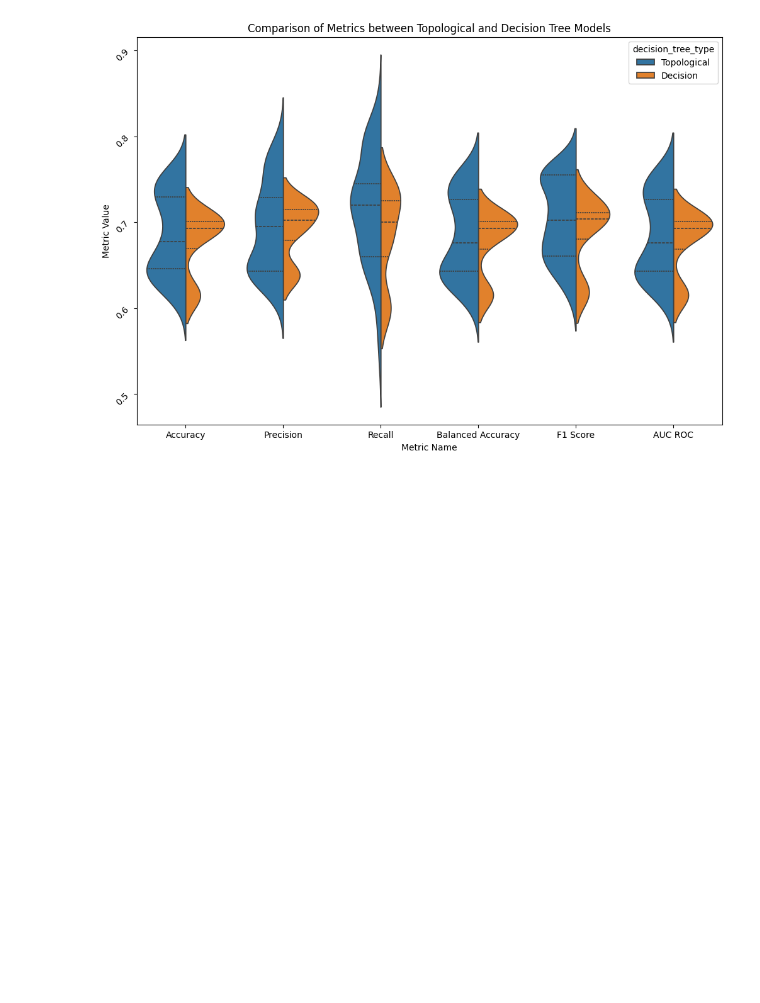
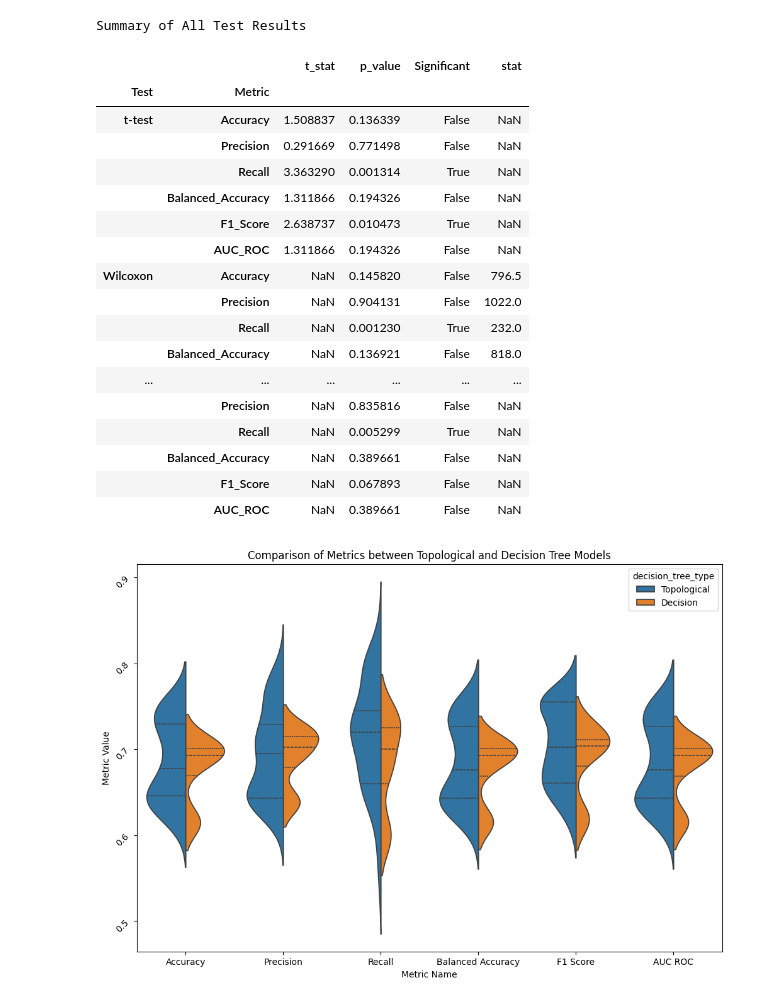
Before and after one commit to Manas02/topologicalimpurity, a Jupyter notebook: notebook/dili_tdt.ipynb, the cells around one changed output. Drawn from its saved outputs; the diff is of its cells as text; code cells hidden in the pictures; blank space fills up the shorter version.

```diff
--- a/notebook/dili_tdt.ipynb
+++ b/notebook/dili_tdt.ipynb
@@ -47,0 +116,17 @@ plt.show()
+# %%
+from statsmodels.stats.descriptivestats import sign_test
+
+# Dictionary to store Sign test results
+sign_test_results = {}
+
+# Perform Sign tests for each metric
+for metric in metrics_diff:
+    stat, p_value = sign_test(df[f'Topological_Decision_Tree_{metric[:-5]}'], df[f'Decision_Tree_{metric[:-5]}'])
+    sign_test_results[metric[:-5]] = {'stat': stat, 'p_value': p_value}
+
+# Create a DataFrame to display the results
+sign_test_results_df = pd.DataFrame(sign_test_results).T
+sign_test_results_df['Significant'] = sign_test_results_df['p_value'] < 0.05
+
+print("Sign Test Results")
+print(sign_test_results_df)
@@ -47,0 +142,17 @@ plt.show()
+# %%
+from mlxtend.evaluate import permutation_test
+
+# Dictionary to store Permutation test results
+permutation_test_results = {}
+
+# Perform Permutation tests for each metric
+for metric in metrics_diff:
+    p_value = permutation_test(df[f'Topological_Decision_Tree_{metric[:-5]}'], df[f'Decision_Tree_{metric[:-5]}'], method='approximate', num_rounds=10000, seed=42)
+    permutation_test_results[metric[:-5]] = {'p_value': p_value}
+
+# Create a DataFrame to display the results
+permutation_test_results_df = pd.DataFrame(permutation_test_results).T
+permutation_test_results_df['Significant'] = permutation_test_results_df['p_value'] < 0.05
+
+print("Permutation Test Results")
+print(permutation_test_results_df)
@@ -48,3 +168,30 @@ plt.show()
+# %%
+# Combine results from all tests
+all_tests_df = pd.concat([ttest_results_df, wilcoxon_results_df, sign_test_results_df, permutation_test_results_df],
+                         keys=['t-test', 'Wilcoxon', 'Sign Test', 'Permutation Test'],
+                         names=['Test', 'Metric'])
+print("Summary of All Test Results")
+all_tests_df
+# %% [output]
+Summary of All Test Results
+|  |  | t_stat | p_value | Significant | stat |
+| Test | Metric |  |  |  |  |
+| t-test | Accuracy | 1.508837 | 0.136339 | False | NaN |
+|  | Precision | 0.291669 | 0.771498 | False | NaN |
+|  | Recall | 3.363290 | 0.001314 | True | NaN |
+|  | Balanced_Accuracy | 1.311866 | 0.194326 | False | NaN |
+|  | F1_Score | 2.638737 | 0.010473 | True | NaN |
+|  | AUC_ROC | 1.311866 | 0.194326 | False | NaN |
+| Wilcoxon | Accuracy | NaN | 0.145820 | False | 796.5 |
+|  | Precision | NaN | 0.904131 | False | 1022.0 |
+|  | Recall | NaN | 0.001230 | True | 232.0 |
+|  | Balanced_Accuracy | NaN | 0.136921 | False | 818.0 |
+| ... | ... | ... | ... | ... | ... |
+|  | Precision | NaN | 0.835816 | False | NaN |
+|  | Recall | NaN | 0.005299 | True | NaN |
+|  | Balanced_Accuracy | NaN | 0.389661 | False | NaN |
+|  | F1_Score | NaN | 0.067893 | False | NaN |
+|  | AUC_ROC | NaN | 0.389661 | False | NaN |
 # %%
 # Define metrics to melt
 metrics = [
```
Also changed, not shown: parts of 6 cells of this notebook, 8 other files.
